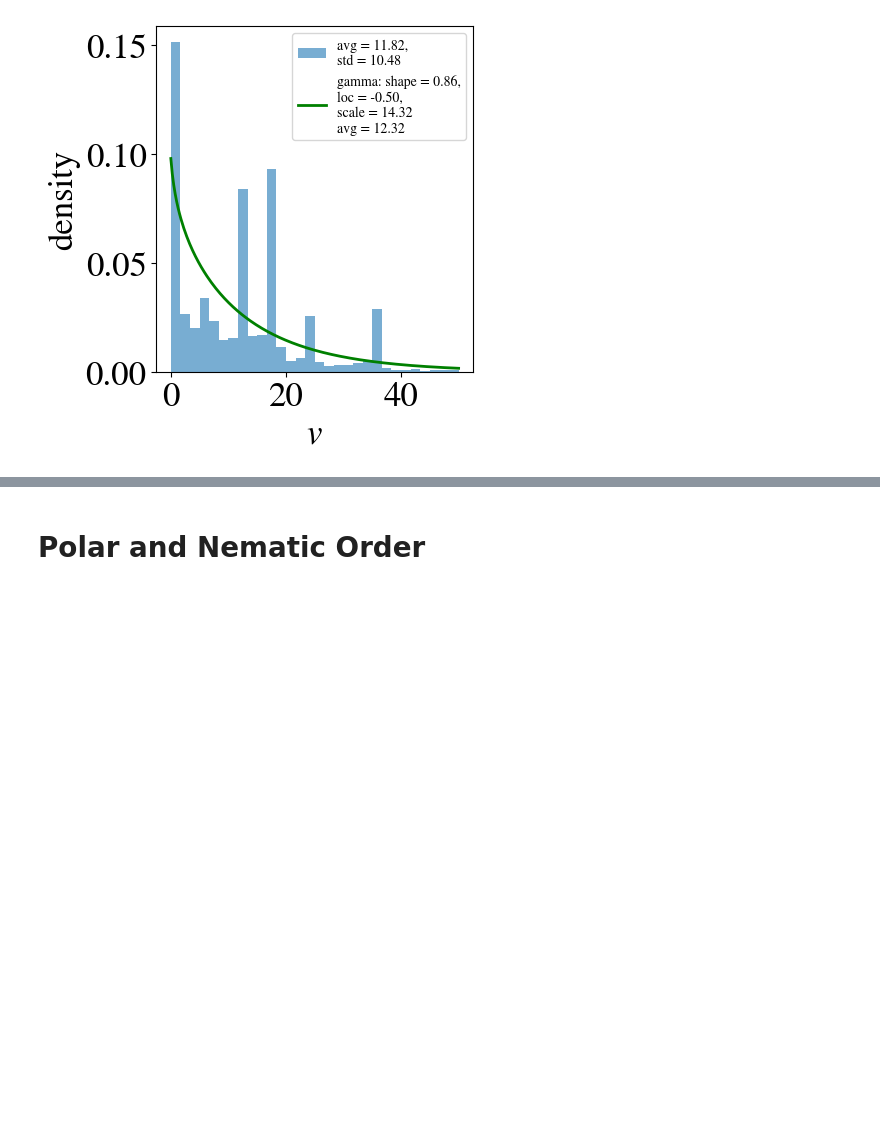
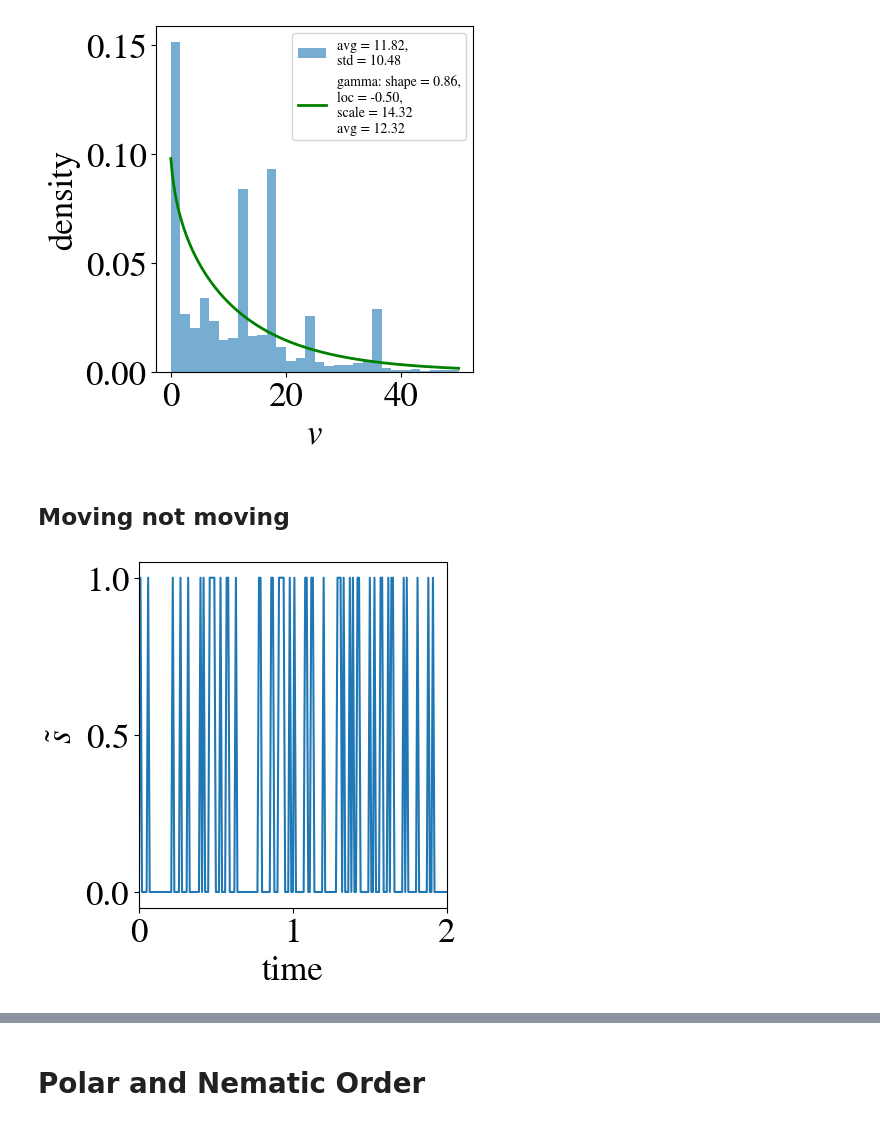
Before and after one commit to jannesantana/bacteria, a Jupyter notebook: 2d_model/rod_shaped/rods_tw_analysis.ipynb, the cells around one changed output, grey strips where cells are left out. Drawn from its saved outputs; the diff is of its cells as text; code cells hidden in the pictures; blank space fills up the shorter version.

```diff
--- a/2d_model/rod_shaped/rods_tw_analysis.ipynb
+++ b/2d_model/rod_shaped/rods_tw_analysis.ipynb
@@ -299,3 +303,5 @@ plt.ylabel('density')
 plt.show()
 # %% [output]
 [figure]
+# %% [markdown]
+## Moving not moving
@@ -301,0 +320,11 @@ plt.show()
+# %%
+
+time_complete = np.arange(0,T)*Dt
+plt.figure(figsize=(5,5),layout='tight')
+plt.plot(time_complete,Mv_not_mv[:,1],lw=1.5)
+plt.xlabel('time')
+plt.xlim((0,2))
+plt.ylabel(r'$\tilde{s}$')
+plt.show()
+# %% [output]
+[figure, added]
```
Also changed, not shown: parts of 10 cells of this notebook, 23 other files.
